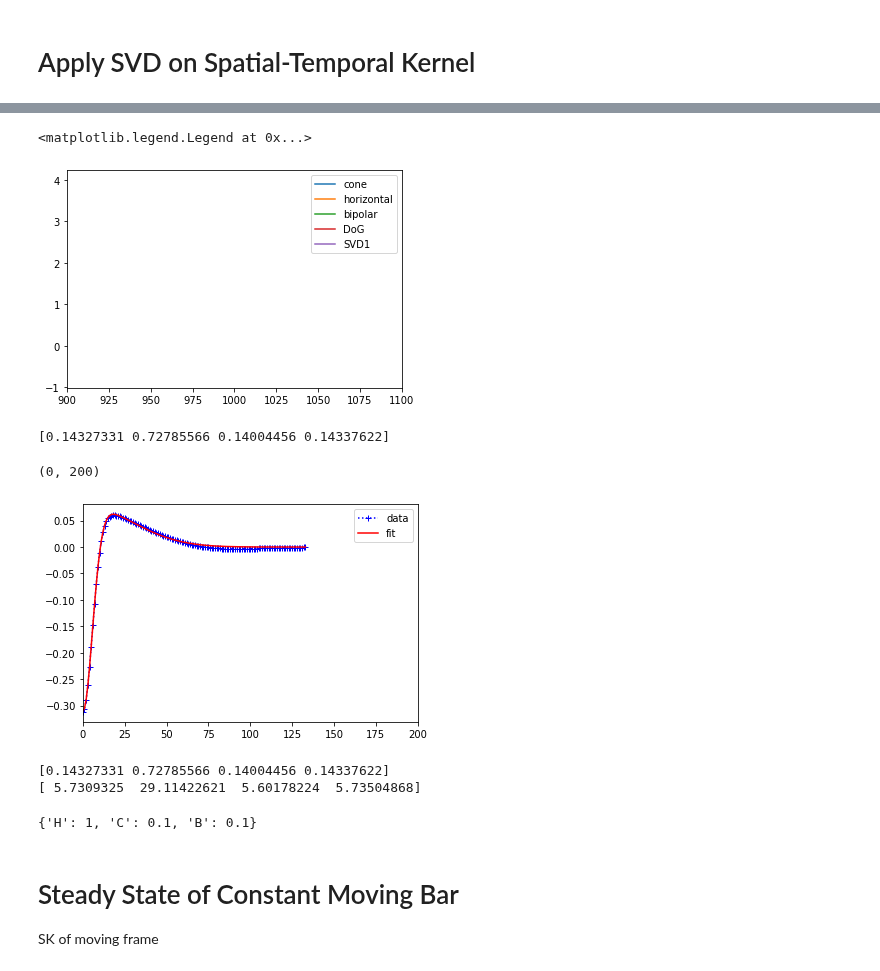
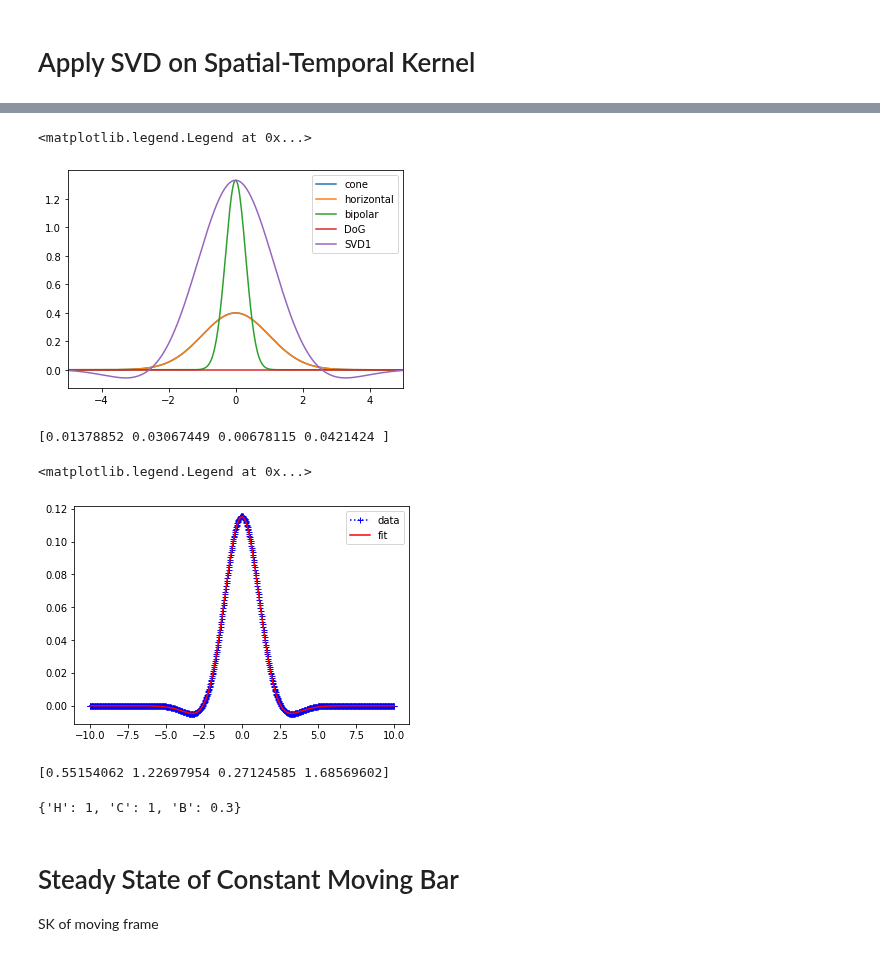
Before and after one commit to llincooi/retina_python, a Jupyter notebook: MB_FB_model/STK_Separate_analysis_{Newest}.ipynb, the cells around one changed output, grey strips where cells are left out. Drawn from its saved outputs; the diff is of its cells as text; code cells hidden in the pictures.

```diff
--- a/MB_FB_model/STK_Separate_analysis_{Newest}.ipynb
+++ b/MB_FB_model/STK_Separate_analysis_{Newest}.ipynb
@@ -43,7 +43,7 @@ def ParaTrans(ASparadict, mag):     # because of overfitting, I assume alpha = m
 def Gaussian_filter_1d(x,s):
     return(np.exp(-(x/s)**2/2))/s/np.sqrt(np.pi*2)
 
-def FB_FF_1l_1D(stimulus, sigma_dict, para_dict, dx, dt, IHeadto=80, HeadWeight=20):
+def FB_FF_1l_1D(stimulus, sigma_dict, para_dict, dx, dt, IHeadto=80, HeadWeight=100):
     klen = min(max(sigma_dict.values())*3, int(stimulus.shape[1]/2/dx))
     xx = np.arange(-klen,klen+dx,dx)
     KC = Gaussian_filter_1d(xx,sigma_dict['C'])
@@ -52,8 +52,7 @@ def FB_FF_1l_1D(stimulus, sigma_dict, para_dict, dx, dt, IHeadto=80, HeadWeight=
 
     T  = np.arange(0,int(para_dict['tau_y']/dt*15))*dt
     Ky = T/para_dict['tau_y'] /para_dict['tau_y'] *np.exp(-T/para_dict['tau_y'])
-    Ky = np.append(np.zeros(len(Ky)-1), Ky)
-    sstm = np.array([np.convolve(stimulus[:,j], Ky, 'same')*dt for j in range(stimulus.shape[1])]).T
+    sstm = np.array([np.convolve(stimulus[:,j], Ky, 'full')[:stimulus.shape[0]]*dt for j in range(stimulus.shape[1])]).T
 
     zts = np.zeros_like(stimulus)#Cone
     yts = np.zeros_like(stimulus)#horizontal
@@ -63,7 +62,6 @@ def FB_FF_1l_1D(stimulus, sigma_dict, para_dict, dx, dt, IHeadto=80, HeadWeight=
         HeadTaxis = np.arange(IHeadto)*dt
         LongHeadTaxis = np.arange(0, IHeadto*dt-dt+dt/HeadWeight/2, dt/HeadWeight)
         HeadStimulus = interpolate.interp1d(HeadTaxis, sstm[:IHeadto,:], axis = 0)(LongHeadTaxis)
-        plt.show()
         Hzts = np.zeros_like(HeadStimulus)#horizontal
         Hyts = np.zeros_like(HeadStimulus)#horizontal
         Hwts = np.zeros_like(HeadStimulus)#horizontal
@@ -131,6 +130,6 @@ def NGD2L_TK(T, alpha, beta, gamma, g, l, tau_y, Amp):
 loadfiles = np.load('D:\\GoogleDrive\\retina\\Chou\'s data\\20210506\\Analyzed_data\\fitNGD2LASpara.npz', allow_pickle=True)
 for k in loadfiles.files:
     vars()[k] = loadfiles[k][()]
-cn = 30
+cn = 21
 pd.DataFrame(para_dict).loc[cn-1]
 # %% [output]
@@ -286,2 +236,2 @@ plt.gcf().set_size_inches(20, 5)
 # %%
-delSTK = Delta_output_w[:len(TKtaxis),int(xlen/dx/2)+space_window]/dt/dx
+delSTK = Delta_output_w/dt/dx
@@ -431,45 +380,42 @@ plt.gcf().set_size_inches(20, 10)
 # %%
-KC = Gaussian_filter_1d(space_window*dx,FBFF_sigma_dict['C'])
-KH = Gaussian_filter_1d(space_window*dx,FBFF_sigma_dict['H'])
-KB = Gaussian_filter_1d(space_window*dx,FBFF_sigma_dict['B'])
-plt.plot(KC, label = 'cone')
-plt.plot(KH, label = 'horizontal')
-plt.plot(KB, label = 'bipolar')
-plt.plot(KC-KH, label = 'DoG')
-plt.plot(VT[0,:]/max(VT[0,:])*max(KB), label = 'SVD1')
+KC = Gaussian_filter_1d(SKxaxis,FBFF_sigma_dict['C'])
+KH = Gaussian_filter_1d(SKxaxis,FBFF_sigma_dict['H'])
+KB = Gaussian_filter_1d(SKxaxis,FBFF_sigma_dict['B'])
+plt.plot(SKxaxis, KC, label = 'cone')
+plt.plot(SKxaxis, KH, label = 'horizontal')
+plt.plot(SKxaxis, KB, label = 'bipolar')
+plt.plot(SKxaxis, KC-KH, label = 'DoG')
+plt.plot(SKxaxis, VT[0,:]/max(VT[0,:])*max(KB), label = 'SVD1')
 
-plt.xlim([1000-100, 1000+100])
+plt.xlim([-5,5])
 plt.legend()
 # %% [output]
 <matplotlib.legend.Legend at 0x...>
-[figure, old version]
+[figure, new version]
 # %%
 from scipy.optimize import curve_fit
-SK = -VT[0,:]
+SK = VT[0,:]
 
 def DoG(x, a1, sigma1, a2, sigma2):
     return a1*Gaussian_filter_1d(x,sigma1)-a2*Gaussian_filter_1d(x,sigma2)
 
-popt,pcov = curve_fit(DoG, space_window, SK, p0=[max(SK), 23, 0.1*max(SK), 5*23], bounds = (0, np.inf))
-# popt,pcov = curve_fit(DoG, space_window, SK, p0=[max(SK)/2, 23, -0.1*max(SK), 5*23])
+popt,pcov = curve_fit(DoG, SKxaxis, SK, p0=[max(SK), 23, 0.1*max(SK), 5*23], bounds = (0, np.inf))
+# popt,pcov = curve_fit(DoG, SKxaxis, SK, p0=[max(SK)/2, 23, -0.1*max(SK), 5*23])
 print(popt*dx)
 
-plt.plot(space_window, SK, 'b+:', label='data')
-plt.plot(space_window,  DoG(space_window, *popt), 'r-', label='fit')
+plt.plot(SKxaxis, SK, 'b+:', label='data')
+plt.plot(SKxaxis,  DoG(SKxaxis, *popt), 'r-', label='fit')
 plt.legend()
-plt.xlim([0, 200])
 # %% [output]
-[0.14327331 0.72785566 0.14004456 0.14337622]
+[0.01378852 0.03067449 0.00678115 0.0421424 ]
-(0, 200)
+<matplotlib.legend.Legend at 0x...>
-[figure, old version]
+[figure, new version]
 # %%
-print(popt*dx)
 print(popt)
 FBFF_sigma_dict
 # %% [output]
-[0.14327331 0.72785566 0.14004456 0.14337622]
-[ 5.7309325  29.11422621  5.60178224  5.73504868]
+[0.55154062 1.22697954 0.27124585 1.68569602]
-{'H': 1, 'C': 0.1, 'B': 0.1}
+{'H': 1, 'C': 1, 'B': 0.3}
 # %% [markdown]
 # Steady State of Constant Moving Bar
 SK of moving frame
```
Also changed, not shown: parts of 41 cells of this notebook, 7 other files.
